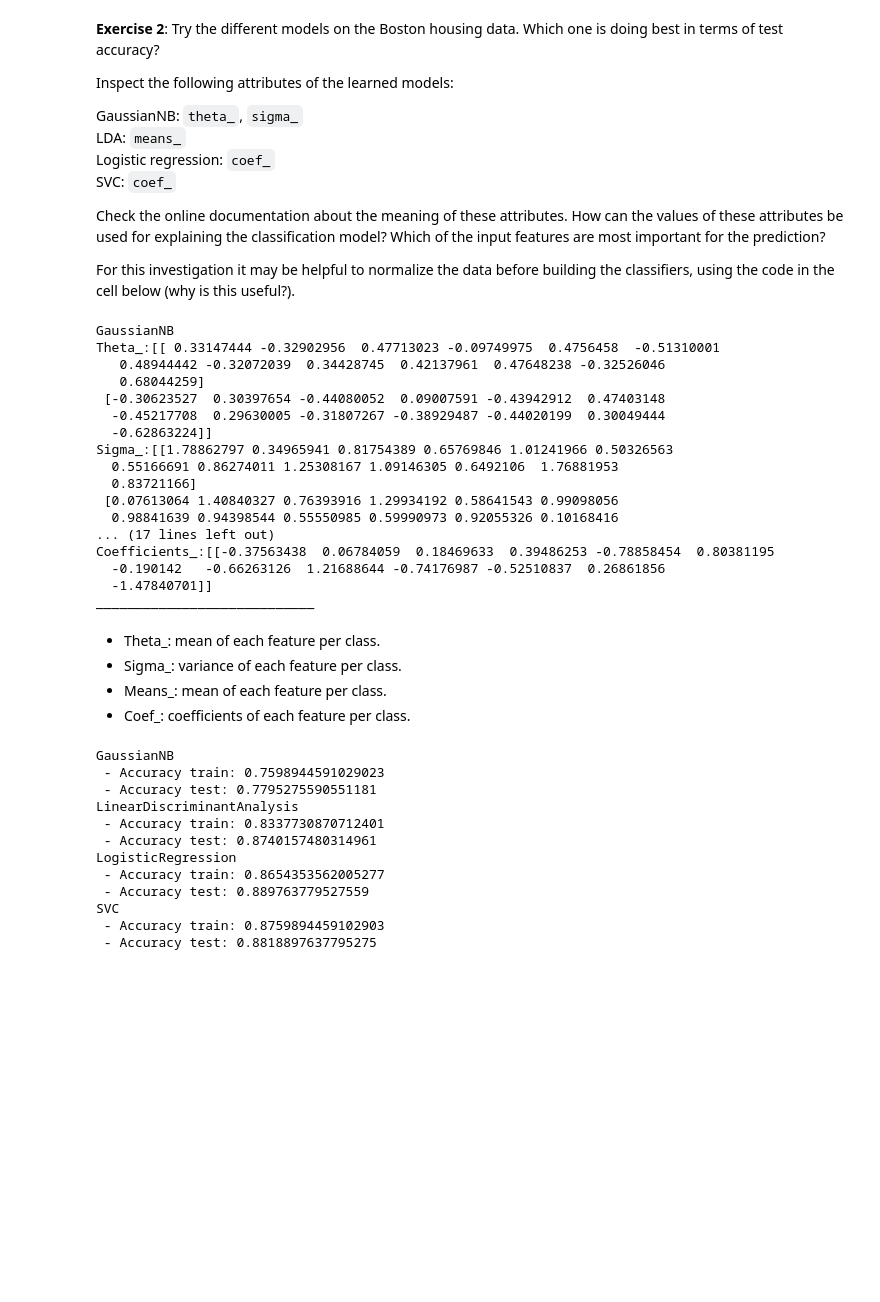
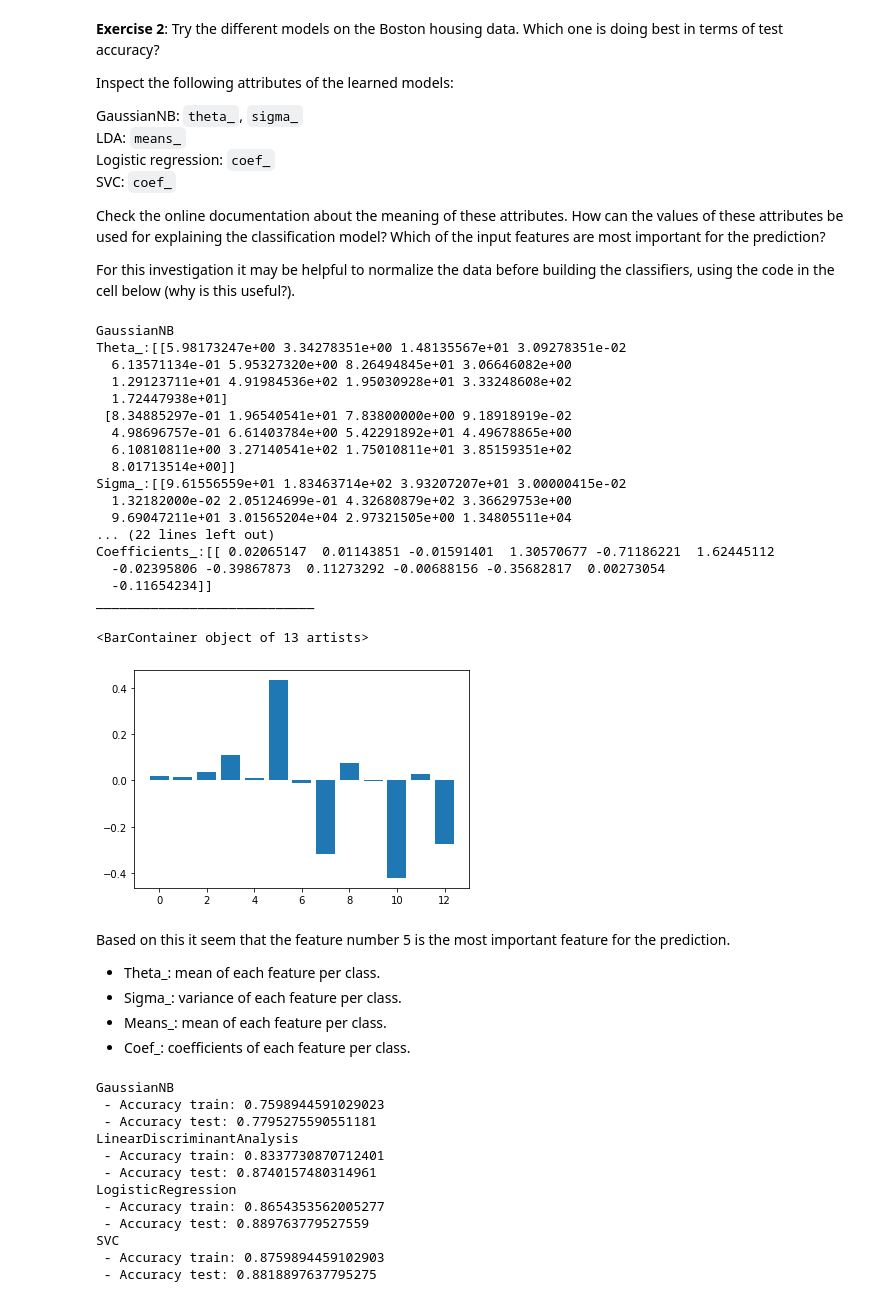
Before and after one commit to JeppeJonHolt/ML-selfstudy, a Jupyter notebook: MLSelfStudy2-F22.ipynb, the cells around one changed output. Cells and saved outputs as stored; diff of their text form; code cells hidden in the pictures; blank space fills up the shorter version.

```diff
--- a/MLSelfStudy2-F22.ipynb
+++ b/MLSelfStudy2-F22.ipynb
@@ -274,35 +274,42 @@ For this investigation it may be helpful to normalize the data before building t
 # %%
 for model_name, model in models.items():
     print(model_name)
     if("GaussianNB" in model_name):
         print("Theta_:"+ str(model.theta_))
         print("Sigma_:"+ str(model.var_))
     if("LinearDiscriminantAnalysis" in model_name):
         print("Means_:"+ str(model.means_))
     if("LogisticRegression" in model_name):
         print("Coefficients_:"+ str(model.coef_))
     if("SVC" in model_name):
         print("Coefficients_:"+ str(model.coef_))
     print("____________________________")
+
+log_w = models['LogisticRegression'].coef_
+log_w.shape
+plt.bar([x for x in range(log_w.shape[-1])], [w for w in models['LogisticRegression'].coef_[0]])
 # %% [output]
 GaussianNB
-Theta_:[[ 0.33147444 -0.32902956  0.47713023 -0.09749975  0.4756458  -0.51310001
-   0.48944442 -0.32072039  0.34428745  0.42137961  0.47648238 -0.32526046
-   0.68044259]
- [-0.30623527  0.30397654 -0.44080052  0.09007591 -0.43942912  0.47403148
-  -0.45217708  0.29630005 -0.31807267 -0.38929487 -0.44020199  0.30049444
-  -0.62863224]]
-Sigma_:[[1.78862797 0.34965941 0.81754389 0.65769846 1.01241966 0.50326563
-  0.55166691 0.86274011 1.25308167 1.09146305 0.6492106  1.76881953
-  0.83721166]
- [0.07613064 1.40840327 0.76393916 1.29934192 0.58641543 0.99098056
-  0.98841639 0.94398544 0.55550985 0.59990973 0.92055326 0.10168416
-... (17 lines left out)
-Coefficients_:[[-0.37563438  0.06784059  0.18469633  0.39486253 -0.78858454  0.80381195
-  -0.190142   -0.66263126  1.21688644 -0.74176987 -0.52510837  0.26861856
-  -1.47840701]]
+Theta_:[[5.98173247e+00 3.34278351e+00 1.48135567e+01 3.09278351e-02
+  6.13571134e-01 5.95327320e+00 8.26494845e+01 3.06646082e+00
+  1.29123711e+01 4.91984536e+02 1.95030928e+01 3.33248608e+02
+  1.72447938e+01]
+ [8.34885297e-01 1.96540541e+01 7.83800000e+00 9.18918919e-02
+  4.98696757e-01 6.61403784e+00 5.42291892e+01 4.49678865e+00
+  6.10810811e+00 3.27140541e+02 1.75010811e+01 3.85159351e+02
+  8.01713514e+00]]
+Sigma_:[[9.61556559e+01 1.83463714e+02 3.93207207e+01 3.00000415e-02
+  1.32182000e-02 2.05124699e-01 4.32680879e+02 3.36629753e+00
+  9.69047211e+01 3.01565204e+04 2.97321505e+00 1.34805511e+04
+... (22 lines left out)
+Coefficients_:[[ 0.02065147  0.01143851 -0.01591401  1.30570677 -0.71186221  1.62445112
+  -0.02395806 -0.39867873  0.11273292 -0.00688156 -0.35682817  0.00273054
+  -0.11654234]]
 ____________________________
+<BarContainer object of 13 artists>
+[figure, added]
 # %% [markdown]
+Based on this it seem that the feature number 5 is the most important feature for the prediction.
 - Theta_: mean of each feature per class.
 - Sigma_: variance of each feature per class.
 - Means_: mean of each feature per class.
```
Also changed, not shown: parts of 1 cell of this notebook.
